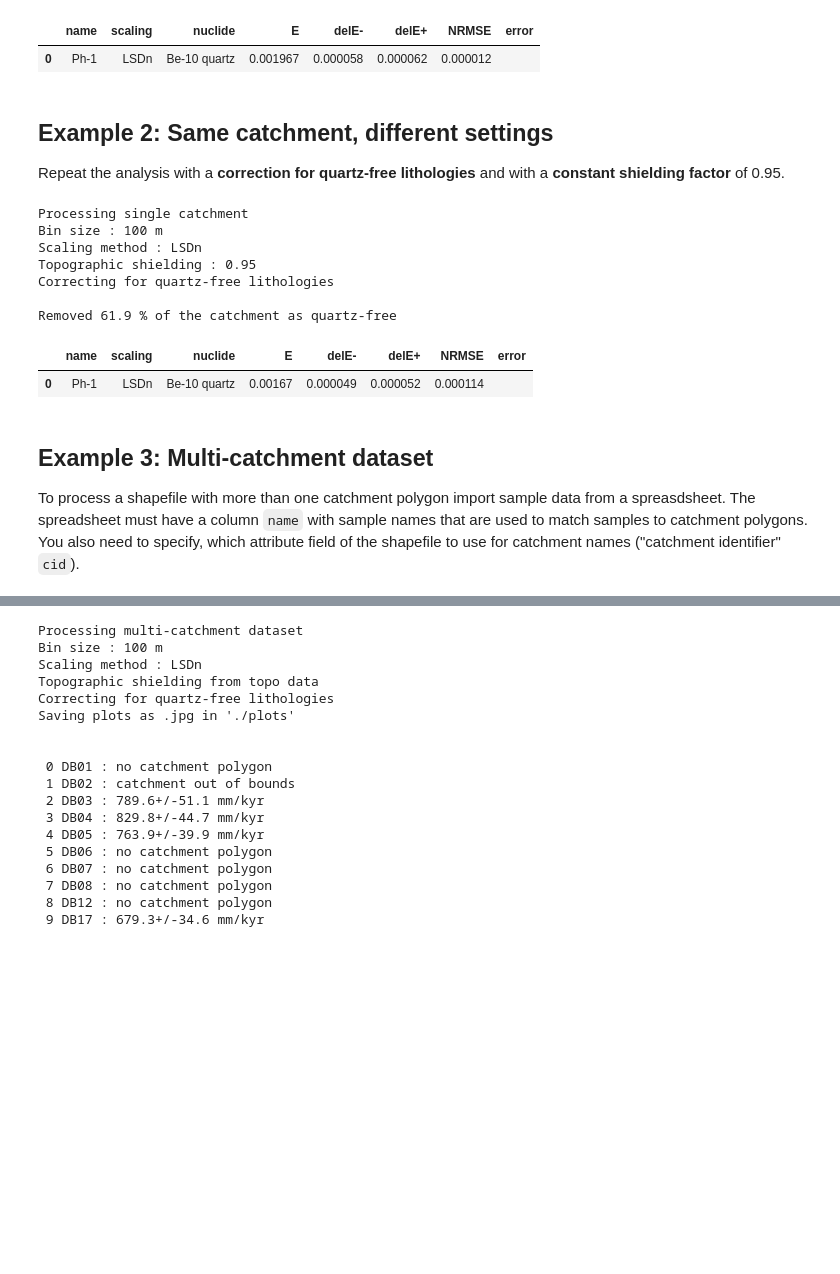
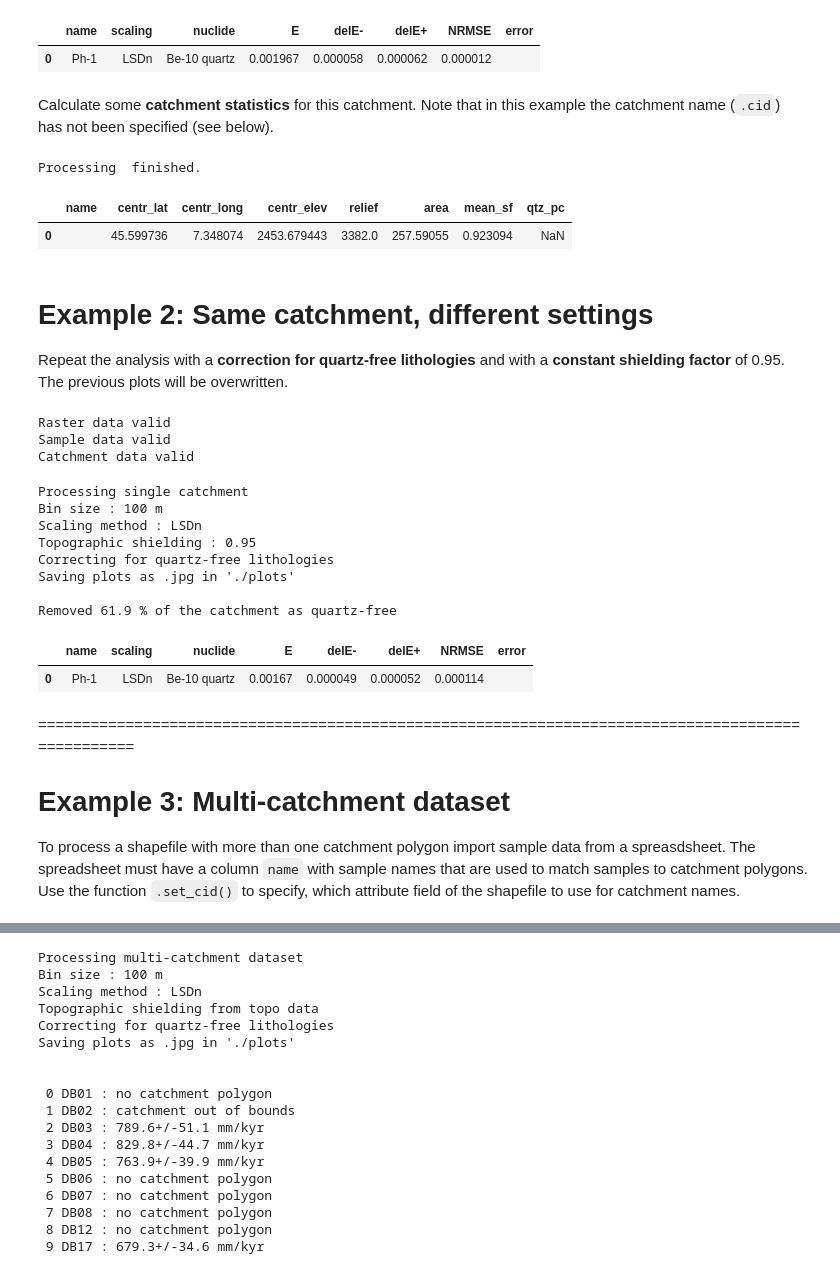
Before and after one commit to kstueb/riversand, a Jupyter notebook: riversand/example_scripts/quickstart.ipynb, the cells around one changed output, grey strips where cells are left out. Drawn from its saved outputs; the diff is of its cells as text; code cells hidden in the pictures; blank space fills up the shorter version.

```diff
--- a/riversand/example_scripts/quickstart.ipynb
+++ b/riversand/example_scripts/quickstart.ipynb
@@ -31,0 +40,29 @@ An elevation raster is mandatory.
+# %%
+import pandas as pd
+import numpy as np
+
+import riversand
+
+
+# Create a new 'Riversand' object and specify the folder with the input data:
+rv = riversand.Riversand("./test_data") # subfolder in the working directory
+
+
+# Add raster data:
+rv.add_raster('dem_utm_35m.tif', dtype='elevation')
+rv.add_raster('toposhielding_35m.tif', dtype='shielding') # optional
+#rv.add_raster('quartz_35m.tif', dtype='quartz') # optional
+
+
+# Add sample data manually; see multi-catchment example for how to upload data from a spreadsheet
+test = {'name'   : 'Ph-1',   # sample name
+        'N'      : 1.2e6,    # nuclide concentration, at/g
+        'delN'   : 3.6e4,    # uncertainty, at/g
+        'nuclide': 'Be-10',  # nuclide 'Be-10' or 'Al-26'
+        'density': 2.1,      # density, g/cm3
+      }
+rv.add_samples(test) # add the sample to the project
+
+
+# Add catchment shapefile with a single catchment polygon:
+rv.add_catchments('test_single_catchment.shp')
@@ -148,14 +144,30 @@ results1.to_excel('Example1_LSDn.xlsx') # Excel
+# %% [markdown]
+Calculate some **catchment statistics** for this catchment. Note that in this example the catchment name (`.cid`) has not been specified (see below).
+# %%
+stats1 = rv.catchment_stats()
+stats1 # display catchment statistics
+# %% [output]
+Processing  finished.
+|  | name | centr_lat | centr_long | centr_elev | relief | area | mean_sf | qtz_pc |
+| 0 |  | 45.599736 | 7.348074 | 2453.679443 | 3382.0 | 257.59055 | 0.923094 | NaN |
 # %% [markdown]
-## Example 2: Same catchment, different settings
-Repeat the analysis with a **correction for quartz-free lithologies** and with a **constant shielding factor** of 0.95.
+# Example 2: Same catchment, different settings
+Repeat the analysis with a **correction for quartz-free lithologies** and with a **constant shielding factor** of 0.95. The previous plots will be overwritten.
 # %%
 # Add a quartz raster dataset:
 rv.add_raster('quartz_35m.tif', dtype='quartz')
+rv.validate()
+# %% [output]
+Raster data valid
+Sample data valid
+Catchment data valid
 # %%
 # Process with a constant shielding factor 'shielding=0.95':
 results2 = rv.process_single_catchment(bins=100,
                                        scaling='LSDn',
-                                       shielding=0.95)
+                                       shielding=0.95,
+                                       plot='jpg',
+                                       unit='mm/kyr')
 results2 # display results (cm/yr)
 # %% [output]
 Processing single catchment
@@ -163,6 +175,7 @@ Bin size : 100 m
 Scaling method : LSDn
 Topographic shielding : 0.95
 Correcting for quartz-free lithologies
+Saving plots as .jpg in './plots'
 
 Removed 61.9 % of the catchment as quartz-free
 |  | name | scaling | nuclide | E | delE- | delE+ | NRMSE | error |
@@ -172,6 +183,8 @@ results2.to_excel('Example2_LSDn_Qtz.xlsx') # save data to spreadsheet
 # %% [markdown]
-## Example 3: Multi-catchment dataset
+==================================================================================================
 
-To process a shapefile with more than one catchment polygon import sample data from a spreasdsheet. The spreadsheet must have a column `name` with sample names that are used to match samples to catchment polygons. You also need to specify, which attribute field of the shapefile to use for catchment names ("catchment identifier" `cid`).
+# Example 3: Multi-catchment dataset
+
+To process a shapefile with more than one catchment polygon import sample data from a spreasdsheet. The spreadsheet must have a column `name` with sample names that are used to match samples to catchment polygons. Use the function `.set_cid()` to specify, which attribute field of the shapefile to use for catchment names.
 # %%
 # Create a new Riversand object:
```
Also changed, not shown: parts of 37 cells of this notebook.
